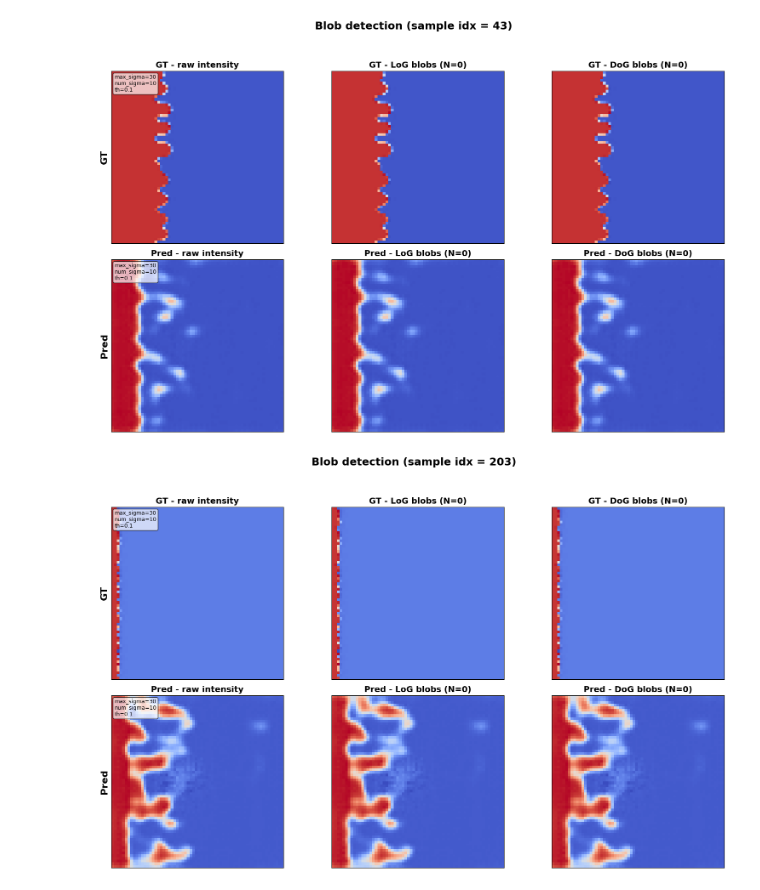
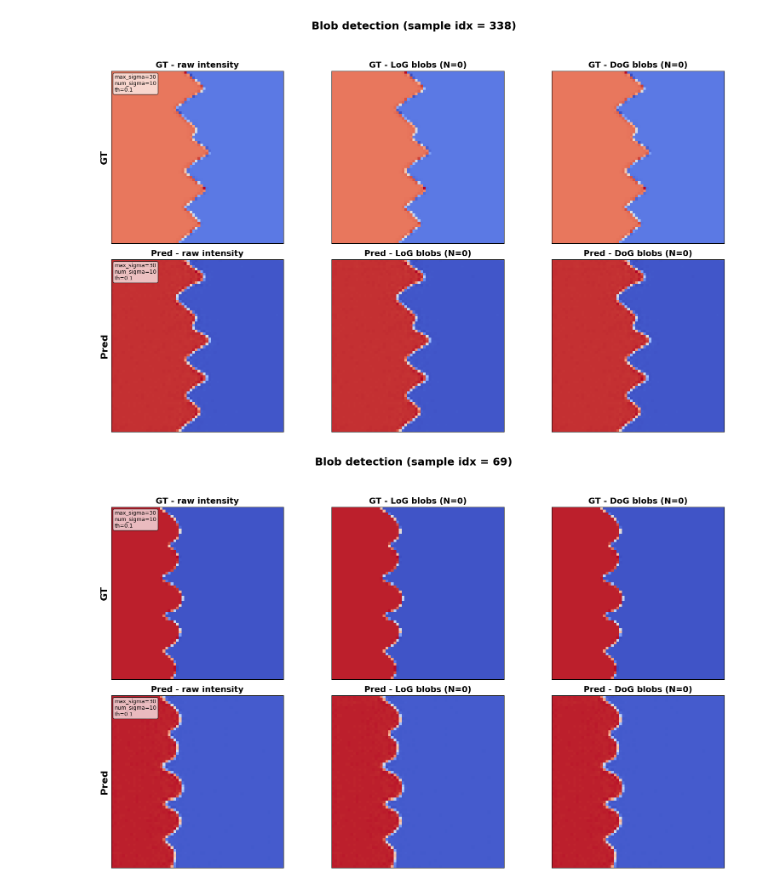
Before and after one commit to anilkunwar/dendrites_pfm_vae, a Jupyter notebook: generative_ai/step4_quantification_full.ipynb, the cells around one changed output. Cells and saved outputs as stored; diff of their text form; code cells hidden in the pictures.

```diff
--- a/generative_ai/step4_quantification_full.ipynb
+++ b/generative_ai/step4_quantification_full.ipynb
@@ -146,0 +61,20 @@ Metrics computed for 342 samples.
+# %%
+device = torch.device('cuda' if torch.cuda.is_available() else 'cpu')
+
+test_dataset = DendritePFMDataset(
+    (3, 64, 64),
+    os.path.join("data", "dataset_split.json"),
+    split="test"
+)
+
+test_dataloader = DataLoader(
+    dataset=test_dataset,
+    batch_size=1,
+    shuffle=True
+)
+
+vae = torch.load(os.path.join(
+    "../tmp/results_exp4/V4_noise0.1_kl0.01_tv0.0_smooth0.0_grad0.001_20251120_110300",
+    "ckpt", "CVAE.ckpt"
+)).to(device)
+vae.eval()
@@ -254,7 +254,7 @@ for s_i, idx in enumerate(indices_vis):
     y_s = y_s.unsqueeze(0).to(device)
 
     with torch.no_grad():
-        recon_s = vae.inference(y_s)
+        recon_s = vae(x_s, y_s)[0]
 
     gt_img = x_s[0, 0].detach().cpu().numpy()
     pd_img = recon_s[0, 0].detach().cpu().numpy()
@@ -359,7 +359,7 @@ for s_i, idx in enumerate(indices_vis):
     y_s = y_s.unsqueeze(0).to(device)
 
     with torch.no_grad():
-        recon_s = vae.inference(y_s)
+        recon_s = vae(x_s, y_s)[0]
 
     img_gt = x_s[0, 0].detach().cpu().numpy()
     img_pd = recon_s[0, 0].detach().cpu().numpy()
@@ -428,2 +428,2 @@ for s_i, idx in enumerate(indices_vis):
-[figure, old version]
+[figure, new version]
-[figure, old version]
+[figure, new version]
```
Also changed, not shown: parts of 9 cells of this notebook, 2 other files.
